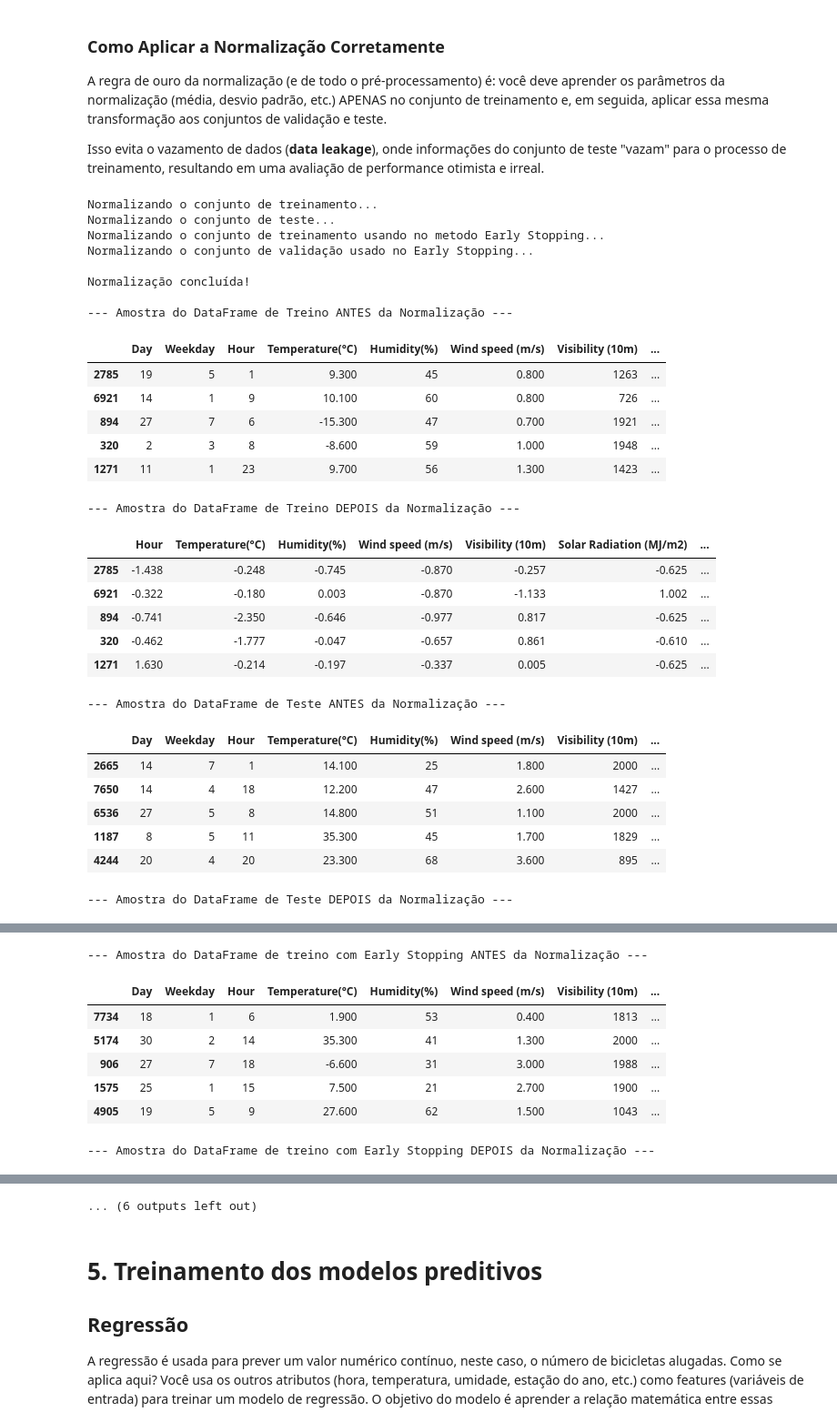
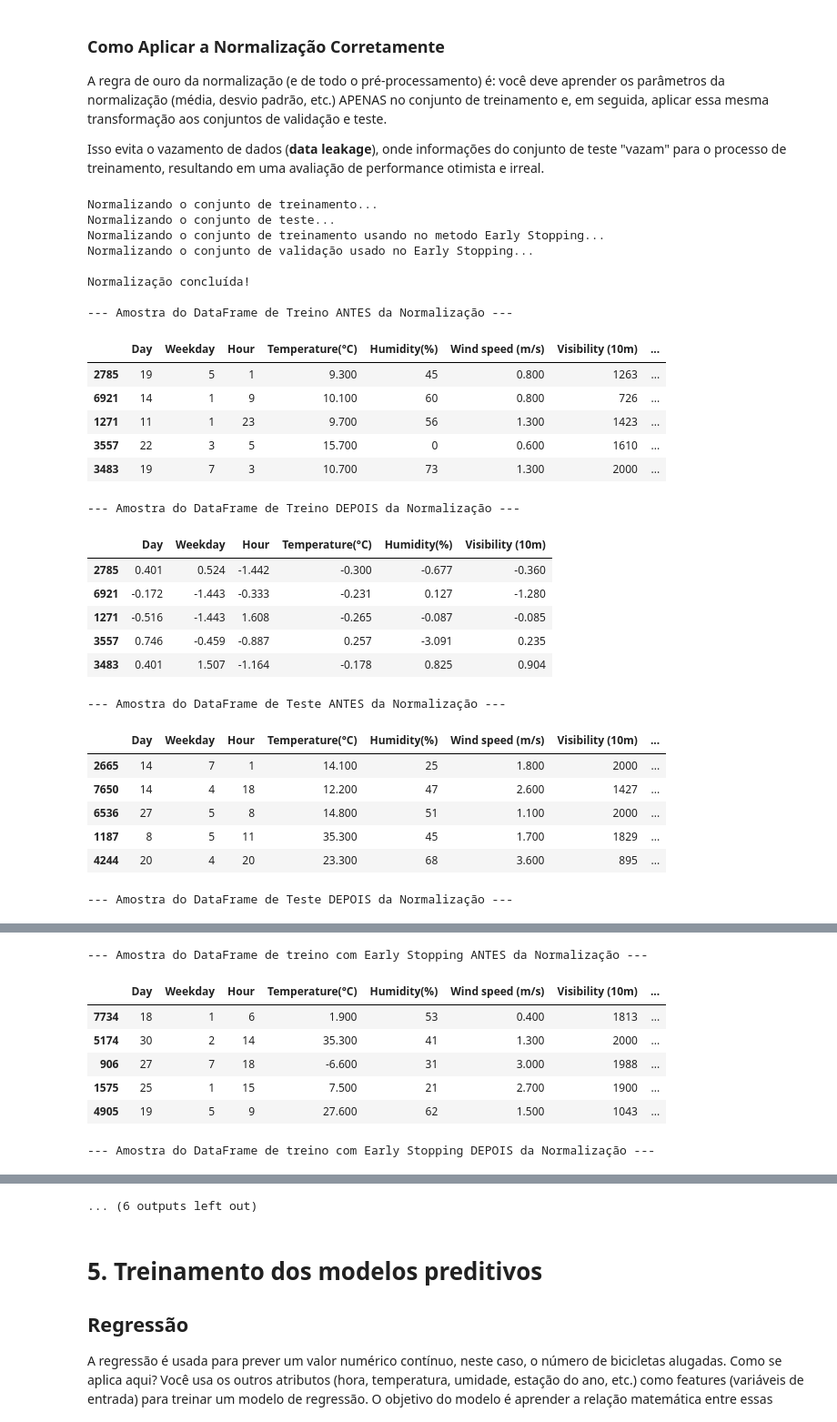
Before and after one commit to marcospontoexe/PUC, a Jupyter notebook: 14-Técnicas de machine learning/Atividade_somativa_2/regression.ipynb, the cells around one changed output, grey strips where cells are left out. Shown at 91% size. Saved outputs shown, nothing was run; the diff lists cells and outputs as text; code cells hidden in the pictures.

```diff
--- a/14-Técnicas de machine learning/Atividade_somativa_2/regression.ipynb
+++ b/14-Técnicas de machine learning/Atividade_somativa_2/regression.ipynb
@@ -235,7 +235,7 @@ Lembre-se, o conjunto de teste deve ser tratado como se fosse completamente desc
 # As colunas Rainfall e Snowfall são compostas com mais de 90% das amostras com valores zerados, oque significa que quase não teve
 # dias com chuva ou neve, mas isso pode acontecer, então não são tratadas para outliers
 colunas_para_verificar = ['Temperature(°C)', 'Humidity(%)', 'Wind speed (m/s)',
-                          'Visibility (10m)', 'Solar Radiation (MJ/m2)']
+                          'Visibility (10m)', 'Solar Radiation (MJ/m2)', 'Rainfall(mm)', 'Snowfall (cm)']
 
 
 # ---  APRENDER OS LIMITES DOS OUTLIERS APENAS COM O CONJUNTO DE TREINO ---
@@ -562,8 +534,8 @@ scaler = StandardScaler()
 # A função .fit_transform() faz essas duas etapas de uma só vez.
 print("Normalizando o conjunto de treinamento...")
 #X_train_normalizado_array = scaler.fit_transform(X_train_limpo)
-#X_train_normalizado_array = scaler.fit_transform(X_train_vt)
-X_train_normalizado_array = scaler.fit_transform(X_train_kbest)
+X_train_normalizado_array = scaler.fit_transform(X_train_vt)
+#X_train_normalizado_array = scaler.fit_transform(X_train_kbest)
 
 
 # O resultado é um array NumPy. Vamos convertê-lo de volta para um DataFrame
@@ -572,12 +544,12 @@ X_train_normalizado_array = scaler.fit_transform(X_train_kbest)
 #X_train_normalizado = pd.DataFrame(X_train_normalizado_array,
 #                                  columns=X_train_limpo.columns,
 #                                  index=X_train_limpo.index)
+X_train_normalizado = pd.DataFrame(X_train_normalizado_array,
+                                  columns=X_train_vt.columns,
+                                  index=X_train_vt.index)
 #X_train_normalizado = pd.DataFrame(X_train_normalizado_array,
-#                                  columns=X_train_vt.columns,
-#                                  index=X_train_vt.index)
-X_train_normalizado = pd.DataFrame(X_train_normalizado_array,
-                                  columns=X_train_kbest.columns,
-                                  index=X_train_kbest.index)
+#                                  columns=X_train_kbest.columns,
+#                                  index=X_train_kbest.index)
 
 # ---  APLICAR A MESMA TRANSFORMAÇÃO NO CONJUNTO DE TESTE ---
 # IMPORTANTE: Usamos apenas .transform() aqui.
@@ -585,19 +557,19 @@ X_train_normalizado = pd.DataFrame(X_train_normalizado_array,
 # que foram aprendidos com o X_train, evitando vazamento de dados (data leakage).
 print("Normalizando o conjunto de teste...")
 #X_test_normalizado_array = scaler.transform(X_test_limpo)
-#X_test_normalizado_array = scaler.transform(X_test_vt)
-X_test_normalizado_array = scaler.transform(X_test_kbest)
+X_test_normalizado_array = scaler.transform(X_test_vt)
+#X_test_normalizado_array = scaler.transform(X_test_kbest)
 
 # Convertendo de volta para um DataFrame
 #X_test_normalizado = pd.DataFrame(X_test_normalizado_array,
 #                                 columns=X_test_limpo.columns,
 #                                 index=X_test_limpo.index)
+X_test_normalizado = pd.DataFrame(X_test_normalizado_array,
+                                 columns=X_test_vt.columns,
+                                 index=X_test_vt.index)
 #X_test_normalizado = pd.DataFrame(X_test_normalizado_array,
-#                                 columns=X_test_vt.columns,
-#                                 index=X_test_vt.index)
-X_test_normalizado = pd.DataFrame(X_test_normalizado_array,
-                                 columns=X_test_kbest.columns,
-                                 index=X_test_kbest.index)
+#                                 columns=X_test_kbest.columns,
+#                                 index=X_test_kbest.index)
 
 # ---  APLICAR A MESMA TRANSFORMAÇÃO NO CONJUNTO DE TREINO USADO PARA O Early Stopping ---
 # IMPORTANTE: Usamos apenas .transform() aqui.
@@ -605,20 +577,20 @@ X_test_normalizado = pd.DataFrame(X_test_normalizado_array,
 # que foram aprendidos com o X_train, evitando vazamento de dados (data leakage).
 print("Normalizando o conjunto de treinamento usando no metodo Early Stopping...")
 #X_train_early_stp_normalizado_array = scaler.transform(X_train_early_stp_limpo)
-#X_train_early_stp_normalizado_array = scaler.transform(X_train_early_stp_vt)
-X_train_early_stp_normalizado_array = scaler.transform(X_train_early_stp_kbest)
+X_train_early_stp_normalizado_array = scaler.transform(X_train_early_stp_vt)
+#X_train_early_stp_normalizado_array = scaler.transform(X_train_early_stp_kbest)
 
 # O resultado é um array NumPy. Vamos convertê-lo de volta para um DataFrame
 # para manter os nomes das colunas e a legibilidade.
 #X_train_early_stp_normalizado = pd.DataFrame(X_train_early_stp_normalizado_array,
 #                                  columns=X_train_early_stp_limpo.columns,
 #                                  index=X_train_early_stp_limpo.index)
+X_train_early_stp_normalizado = pd.DataFrame(X_train_early_stp_normalizado_array,
+                                  columns=X_train_early_stp_vt.columns,
+                                  index=X_train_early_stp_vt.index)
 #X_train_early_stp_normalizado = pd.DataFrame(X_train_early_stp_normalizado_array,
-#                                  columns=X_train_early_stp_vt.columns,
-#                                  index=X_train_early_stp_vt.index)
-X_train_early_stp_normalizado = pd.DataFrame(X_train_early_stp_normalizado_array,
-                                  columns=X_train_early_stp_kbest.columns,
-                                  index=X_train_early_stp_kbest.index)
+#                                  columns=X_train_early_stp_kbest.columns,
+#                                  index=X_train_early_stp_kbest.index)
 
 # ---  APLICAR A MESMA TRANSFORMAÇÃO NO CONJUNTO DE VALIDAÇÃO USADO PARA O Early Stopping ---
 # IMPORTANTE: Usamos apenas .transform() aqui.
@@ -626,20 +598,20 @@ X_train_early_stp_normalizado = pd.DataFrame(X_train_early_stp_normalizado_array
 # que foram aprendidos com o X_train, evitando vazamento de dados (data leakage).
 print("Normalizando o conjunto de validação usado no Early Stopping...")
 #X_val_normalizado_array = scaler.transform(X_val_limpo)
-#X_val_normalizado_array = scaler.transform(X_val_vt)
-X_val_normalizado_array = scaler.transform(X_val_kbest)
+X_val_normalizado_array = scaler.transform(X_val_vt)
+#X_val_normalizado_array = scaler.transform(X_val_kbest)
 
 
 # Convertendo de volta para um DataFrame
 #X_val_normalizado = pd.DataFrame(X_val_normalizado_array,
 #                                 columns=X_val_limpo.columns,
 #                                 index=X_val_limpo.index)
+X_val_normalizado = pd.DataFrame(X_val_normalizado_array,
+                                 columns=X_val_vt.columns,
+                                 index=X_val_vt.index)
 #X_val_normalizado = pd.DataFrame(X_val_normalizado_array,
-#                                 columns=X_val_vt.columns,
-#                                 index=X_val_vt.index)
-X_val_normalizado = pd.DataFrame(X_val_normalizado_array,
-                                 columns=X_val_kbest.columns,
-                                 index=X_val_kbest.index)
+#                                 columns=X_val_kbest.columns,
+#                                 index=X_val_kbest.index)
 
 print("\nNormalização concluída!")
 
@@ -658,41 +630,41 @@ display(X_test_normalizado.head())
 print("\n--- Amostra do DataFrame de treino com Early Stopping ANTES da Normalização ---")
 display(X_train_early_stp_limpo.head())
 
 print("\n--- Amostra do DataFrame de treino com Early Stopping DEPOIS da Normalização ---")
 display(X_train_early_stp_normalizado.head())
 
 print("\n--- Amostra do DataFrame de validação com Early Stopping ANTES da Normalização ---")
 display(X_val_limpo.head())
 
 print("\n--- Amostra do DataFrame de validação com Early Stopping DEPOIS da Normalização ---")
 display(X_val_normalizado.head())
 
 # Verificando as estatísticas do conjunto de treino normalizado
 # A média (mean) deve ser muito próxima de 0 e o desvio padrão (std) próximo de 1.
 print("\n--- Estatísticas Descritivas do Conjunto de Treino Normalizado ---")
 display(X_train_normalizado.describe().round(2))
 # %% [output]
 Normalizando o conjunto de treinamento...
 Normalizando o conjunto de teste...
 Normalizando o conjunto de treinamento usando no metodo Early Stopping...
 Normalizando o conjunto de validação usado no Early Stopping...
 
 Normalização concluída!
 
 --- Amostra do DataFrame de Treino ANTES da Normalização ---
 |  | Day | Weekday | Hour | Temperature(°C) | Humidity(%) | Wind speed (m/s) | Visibility (10m) | ... |
 | 2785 | 19 | 5 | 1 | 9.300 | 45 | 0.800 | 1263 | ... |
 | 6921 | 14 | 1 | 9 | 10.100 | 60 | 0.800 | 726 | ... |
-| 894 | 27 | 7 | 6 | -15.300 | 47 | 0.700 | 1921 | ... |
-| 320 | 2 | 3 | 8 | -8.600 | 59 | 1.000 | 1948 | ... |
 | 1271 | 11 | 1 | 23 | 9.700 | 56 | 1.300 | 1423 | ... |
+| 3557 | 22 | 3 | 5 | 15.700 | 0 | 0.600 | 1610 | ... |
+| 3483 | 19 | 7 | 3 | 10.700 | 73 | 1.300 | 2000 | ... |
 --- Amostra do DataFrame de Treino DEPOIS da Normalização ---
-|  | Hour | Temperature(°C) | Humidity(%) | Wind speed (m/s) | Visibility (10m) | Solar Radiation (MJ/m2) | ... |
-| 2785 | -1.438 | -0.248 | -0.745 | -0.870 | -0.257 | -0.625 | ... |
-| 6921 | -0.322 | -0.180 | 0.003 | -0.870 | -1.133 | 1.002 | ... |
-| 894 | -0.741 | -2.350 | -0.646 | -0.977 | 0.817 | -0.625 | ... |
-| 320 | -0.462 | -1.777 | -0.047 | -0.657 | 0.861 | -0.610 | ... |
-| 1271 | 1.630 | -0.214 | -0.197 | -0.337 | 0.005 | -0.625 | ... |
+|  | Day | Weekday | Hour | Temperature(°C) | Humidity(%) | Visibility (10m) |
+| 2785 | 0.401 | 0.524 | -1.442 | -0.300 | -0.677 | -0.360 |
+| 6921 | -0.172 | -1.443 | -0.333 | -0.231 | 0.127 | -1.280 |
+| 1271 | -0.516 | -1.443 | 1.608 | -0.265 | -0.087 | -0.085 |
+| 3557 | 0.746 | -0.459 | -0.887 | 0.257 | -3.091 | 0.235 |
+| 3483 | 0.401 | 1.507 | -1.164 | -0.178 | 0.825 | 0.904 |
 --- Amostra do DataFrame de Teste ANTES da Normalização ---
 |  | Day | Weekday | Hour | Temperature(°C) | Humidity(%) | Wind speed (m/s) | Visibility (10m) | ... |
 | 2665 | 14 | 7 | 1 | 14.100 | 25 | 1.800 | 2000 | ... |
```
Also changed, not shown: parts of 19 cells of this notebook, 9 other files.
